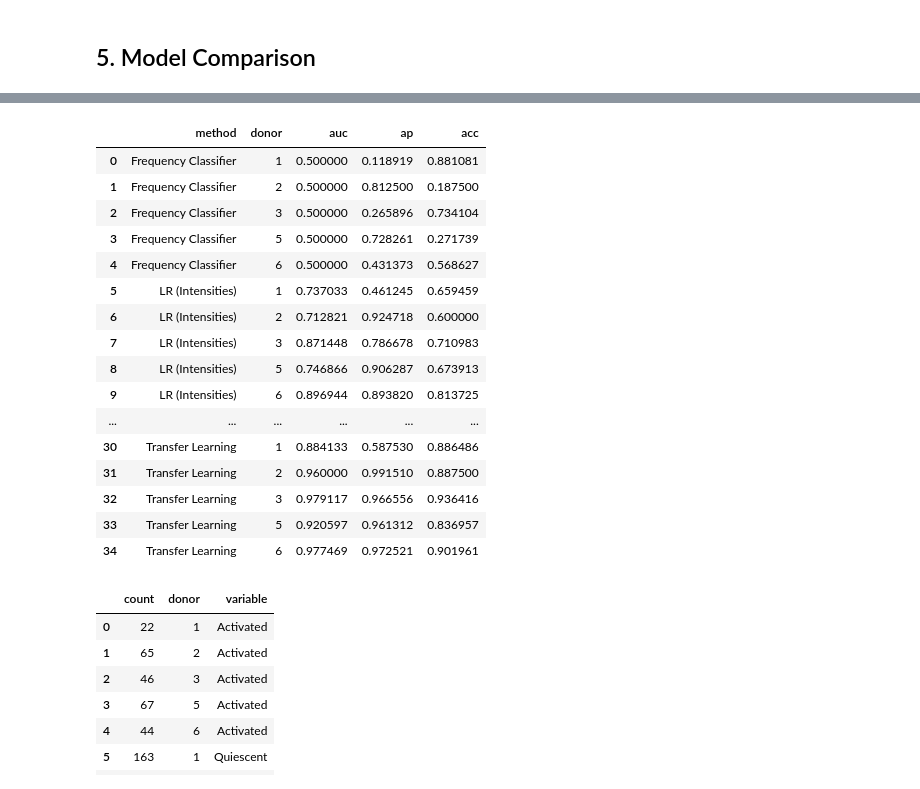
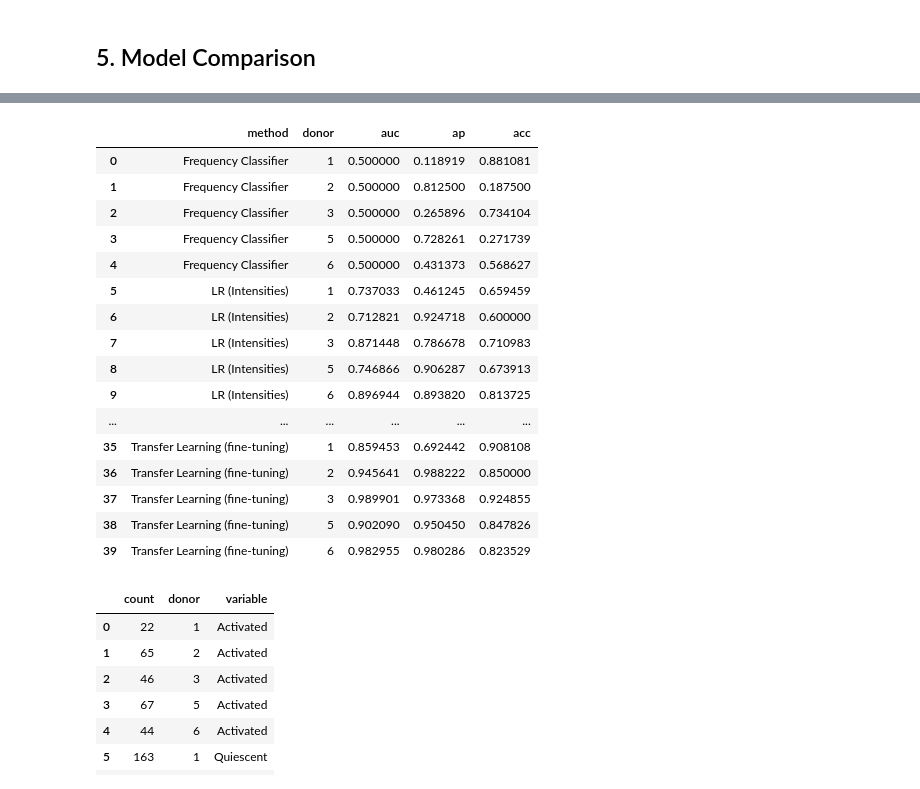
Before and after one commit to gitter-lab/t-cell-classification, a Jupyter notebook: transfer_learning.ipynb, the cells around one changed output, grey strips where cells are left out. Saved outputs shown, nothing was run; the diff lists cells and outputs as text; code cells hidden in the pictures.

```diff
--- a/transfer_learning.ipynb
+++ b/transfer_learning.ipynb
@@ -2319,40 +2640,52 @@ for d in [1, 2, 3, 5, 6]:
     summary_dict['method'].append(cur_method)
     summary_dict['donor'].append(d)
     summary_dict['auc'].append(results[str(d)]['aroc'])
     summary_dict['ap'].append(results[str(d)]['ap'])
     summary_dict['acc'].append(results[str(d)]['acc'])
 
 # Transfer learning
-results = load(open('./resource/transfer_test_result.json', 'r'))
-cur_method = 'Transfer Learning'
+# Pre-trained CNN off-the-shelf model
+results = load(open('./resource/transfer_off_the_shelf_test_result.json', 'r'))
+cur_method = 'Transfer Learning (off-the-shelf)'
+
+for d in [1, 2, 3, 5, 6]:
+    summary_dict['method'].append(cur_method)
+    summary_dict['donor'].append(d)
+    summary_dict['auc'].append(results[str(d)]['auc'])
+    summary_dict['ap'].append(results[str(d)]['ap'])
+    summary_dict['acc'].append(results[str(d)]['acc'])
+
+# Pre-trained CNN fine-tuning model
+results = load(open('./resource/transfer_fine_tuning_test_result.json', 'r'))
+cur_method = 'Transfer Learning (fine-tuning)'
 
 for d in [1, 2, 3, 5, 6]:
     summary_dict['method'].append(cur_method)
     summary_dict['donor'].append(d)
     summary_dict['auc'].append(results[str(d)]['auc'])
     summary_dict['ap'].append(results[str(d)]['ap'])
     summary_dict['acc'].append(results[str(d)]['acc'])
 
 metric_df = pd.DataFrame(summary_dict)
 metric_df
 # %% [output]
 |  | method | donor | auc | ap | acc |
 | 0 | Frequency Classifier | 1 | 0.500000 | 0.118919 | 0.881081 |
 | 1 | Frequency Classifier | 2 | 0.500000 | 0.812500 | 0.187500 |
 | 2 | Frequency Classifier | 3 | 0.500000 | 0.265896 | 0.734104 |
 | 3 | Frequency Classifier | 5 | 0.500000 | 0.728261 | 0.271739 |
 | 4 | Frequency Classifier | 6 | 0.500000 | 0.431373 | 0.568627 |
 | 5 | LR (Intensities) | 1 | 0.737033 | 0.461245 | 0.659459 |
 | 6 | LR (Intensities) | 2 | 0.712821 | 0.924718 | 0.600000 |
 | 7 | LR (Intensities) | 3 | 0.871448 | 0.786678 | 0.710983 |
 | 8 | LR (Intensities) | 5 | 0.746866 | 0.906287 | 0.673913 |
 | 9 | LR (Intensities) | 6 | 0.896944 | 0.893820 | 0.813725 |
 | ... | ... | ... | ... | ... | ... |
-| 30 | Transfer Learning | 1 | 0.884133 | 0.587530 | 0.886486 |
-| 31 | Transfer Learning | 2 | 0.960000 | 0.991510 | 0.887500 |
-| 32 | Transfer Learning | 3 | 0.979117 | 0.966556 | 0.936416 |
-| 33 | Transfer Learning | 5 | 0.920597 | 0.961312 | 0.836957 |
-| 34 | Transfer Learning | 6 | 0.977469 | 0.972521 | 0.901961 |
+| 35 | Transfer Learning (fine-tuning) | 1 | 0.859453 | 0.692442 | 0.908108 |
+| 36 | Transfer Learning (fine-tuning) | 2 | 0.945641 | 0.988222 | 0.850000 |
+| 37 | Transfer Learning (fine-tuning) | 3 | 0.989901 | 0.973368 | 0.924855 |
+| 38 | Transfer Learning (fine-tuning) | 5 | 0.902090 | 0.950450 | 0.847826 |
+| 39 | Transfer Learning (fine-tuning) | 6 | 0.982955 | 0.980286 | 0.823529 |
 # %%
 # Count the lables for each donor
 count_dict = {}
```
Also changed, not shown: parts of 120 cells of this notebook, 18 other files.
